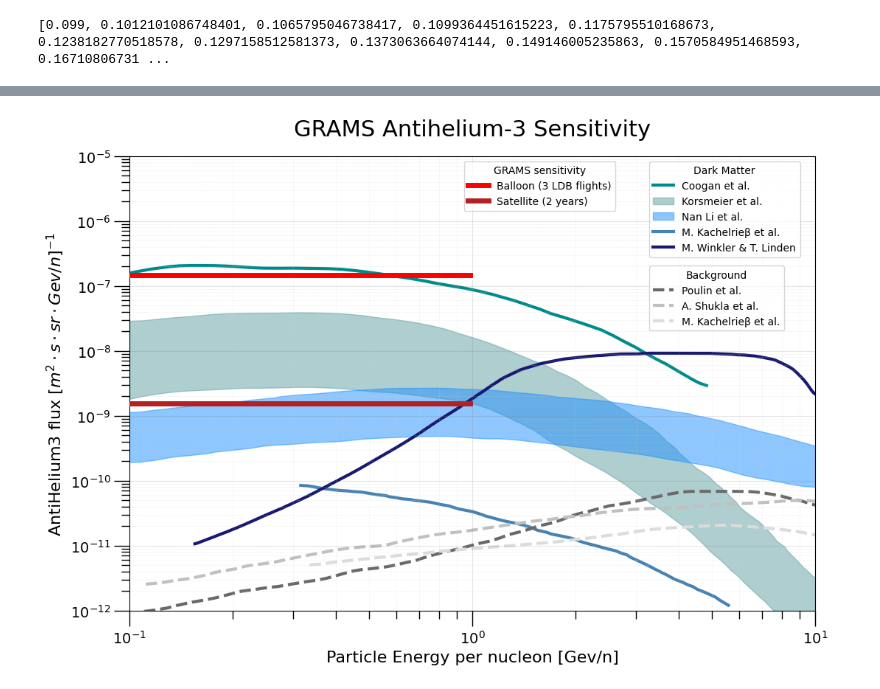
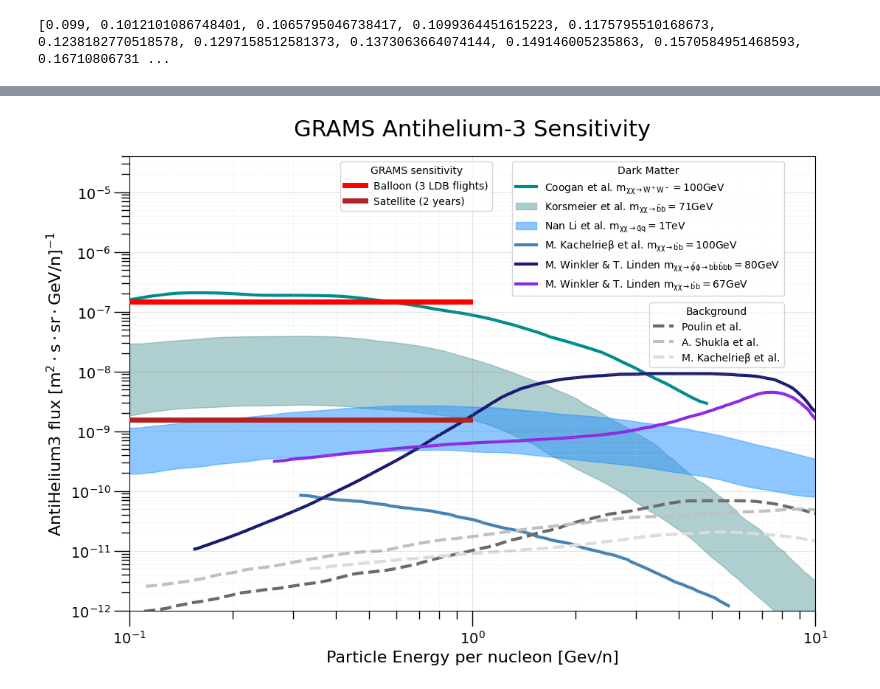
Before and after one commit to Eclipsedclaw/GRAMS, a Jupyter notebook: analysis/2023_Paper/flux_plot.ipynb, the cells around one changed output, grey strips where cells are left out. Cells and saved outputs as stored; diff of their text form; code cells hidden in the pictures.

```diff
--- a/analysis/2023_Paper/flux_plot.ipynb
+++ b/analysis/2023_Paper/flux_plot.ipynb
@@ -10,6 +10,14 @@ Date: Jan 1, 2025
 import math
 import scipy.special
 import pandas as pd
+
+df = pd.read_csv("/NAS/JC/paper/GRAMS_antihelium3_sensitivity/Linden.csv")
+DM_Linden = df.values.tolist()
+DM_Linden = sorted(DM_Linden, key=lambda x: x[0])
+DM_Linden_x = [row[0] for row in DM_Linden]
+DM_Linden_y_raw = [row[1] for row in DM_Linden]
+# Convert Linden's plot to same y axis
+DM_Linden_y = [y_raw / x for x, y_raw in zip(DM_Linden_x, DM_Linden_y_raw)]
 
 df = pd.read_csv("/NAS/JC/paper/GRAMS_antihelium3_sensitivity/Coogan.csv")
 DM_coogan = df.values.tolist()
@@ -103,7 +111,7 @@ def smooth_with_gaussian(x, y, sigma=1):
     y_smooth = gaussian_filter1d(y, sigma=sigma)
     return x, y_smooth
 
-
+DM_Linden_x, DM_Linden_y = smooth_with_gaussian(DM_Linden_x, DM_Linden_y)
 DM_coogan_x, DM_coogan_y = smooth_with_gaussian(DM_coogan_x, DM_coogan_y)
 DM_Korsmeier_upper_x, DM_Korsmeier_upper_y = smooth_with_gaussian(DM_Korsmeier_upper_x, DM_Korsmeier_upper_y)
 DM_Korsmeier_lower_x, DM_Korsmeier_lower_y = smooth_with_gaussian(DM_Korsmeier_lower_x, DM_Korsmeier_lower_y)
@@ -117,7 +125,9 @@ BKG_Poulin_x, BKG_Poulin_y = smooth_with_gaussian(BKG_Poulin_x, BKG_Poulin_y)
 BKG_A_Shukla_x, BKG_A_Shukla_y = smooth_with_gaussian(BKG_A_Shukla_x, BKG_A_Shukla_y)
 BKG_M_Kachelrie_background_x, BKG_M_Kachelrie_background_y = smooth_with_gaussian(BKG_M_Kachelrie_background_x, BKG_M_Kachelrie_background_y)
 # %%
+import matplotlib as mpl
 import matplotlib.pyplot as plt
+mpl.rcParams['mathtext.default'] = 'regular'
 import numpy as np
 
 GRAMS_antihelium3_x = np.linspace(0.1, 1, 100)
@@ -139,10 +149,10 @@ GRAMS2 = plt.fill_between(GRAMS_antihelium3_x, GRAMS_antihelium3_y, GRAMS_antihe
 
 # Dark Matter (DM)
 DM1, = plt.plot(DM_coogan_x, DM_coogan_y, label=f"Coogan et al.", linewidth=3, color="fuchsia", zorder=1)
-DM2 = plt.fill_between(DM_Korsmeier_upper_x, DM_Korsmeier_lower_y_interp, DM_Korsmeier_upper_y, color="mediumred", alpha=0.5, label="Korsmeier et al.", zorder=1)
+DM2 = plt.fill_between(DM_Korsmeier_upper_x, DM_Korsmeier_lower_y_interp, DM_Korsmeier_upper_y, color="mediumblue", alpha=0.5, label="Korsmeier et al.", zorder=1)
 DM3 = plt.fill_between(DM_Nan_Li_upper_x, DM_Nan_Li_lower_y_interp, DM_Nan_Li_upper_y, color="mediumpurple", alpha=0.5, label="Nan Li et al.", zorder=1)
 DM4, = plt.plot(DM_MKachelrieβ_x, DM_MKachelrieβ_y, label=f"M. Kachelrieβ et al.", linewidth=3, color="darkviolet", zorder=1)
-DM5, = plt.plot(DM_M_Winkler_x, DM_M_Winkler_y, label=f"M. Winkler & T. Linden", linewidth=3, color="midnightred", zorder=1)
+DM5, = plt.plot(DM_M_Winkler_x, DM_M_Winkler_y, label=f"M. Winkler & T. Linden", linewidth=3, color="midnightblue", zorder=1)
 
 # Background (BKG)
 BKG1, = plt.plot(BKG_Blum_x, BKG_Blum_y, linestyle='dashed', label=f"Blum et al.", linewidth=3, color="black", zorder=1)
@@ -192,6 +201,7 @@ ValueError: 'mediumred' is not a valid color value.
 import matplotlib.pyplot as plt
 import numpy as np
 from matplotlib.patches import Polygon
+# Enable full LaTeX rendering
 
 GRAMSsatellite_antihelium3_x = np.linspace(0.1, 1, 100)
 GRAMSsatellite_antihelium3_y = np.full_like(GRAMSsatellite_antihelium3_x, 1.55e-9)
@@ -283,12 +293,14 @@ plt.text(
     color="red"
 )
 '''
+
 # Dark Matter (DM)
-DM1, = plt.plot(DM_coogan_x, DM_coogan_y, label=f"Coogan et al.", linewidth=3, color="darkcyan", zorder=1)
-DM2 = plt.fill_between(DM_Korsmeier_upper_x, DM_Korsmeier_lower_y_interp, DM_Korsmeier_upper_y, color="cadetblue", alpha=0.5, label="Korsmeier et al.", zorder=1)
-DM3 = plt.fill_between(DM_Nan_Li_upper_x, DM_Nan_Li_lower_y_interp, DM_Nan_Li_upper_y, color="dodgerblue", alpha=0.5, label="Nan Li et al.", zorder=1)
-DM4, = plt.plot(DM_MKachelrieβ_x, DM_MKachelrieβ_y, label=f"M. Kachelrieβ et al.", linewidth=3, color="steelblue", zorder=1)
-DM5, = plt.plot(DM_M_Winkler_x, DM_M_Winkler_y, label=f"M. Winkler & T. Linden", linewidth=3, color="midnightblue", zorder=1)
+DM1, = plt.plot(DM_coogan_x, DM_coogan_y, label=r"Coogan et al. $m_{\chi\chi\rightarrow W^+W^-}=100GeV$", linewidth=3, color="darkcyan", zorder=1)
+DM2 = plt.fill_between(DM_Korsmeier_upper_x, DM_Korsmeier_lower_y_interp, DM_Korsmeier_upper_y, color="cadetblue", alpha=0.5, label=r"Korsmeier et al. $m_{\chi\chi\rightarrow \bar{b}b}=71GeV$", zorder=1)
+DM3 = plt.fill_between(DM_Nan_Li_upper_x, DM_Nan_Li_lower_y_interp, DM_Nan_Li_upper_y, color="dodgerblue", alpha=0.5, label=r"Nan Li et al. $m_{\chi\chi\rightarrow \bar{q}q}=1TeV$", zorder=1)
+DM4, = plt.plot(DM_MKachelrieβ_x, DM_MKachelrieβ_y, label=r"M. Kachelrieβ et al. $m_{\chi\chi\rightarrow \bar{b}b}=100GeV$", linewidth=3, color="steelblue", zorder=1)
+DM5, = plt.plot(DM_M_Winkler_x, DM_M_Winkler_y, label=r"M. Winkler & T. Linden $ m_{\chi\chi \rightarrow \bar{\phi}\phi \rightarrow \bar{bb}\bar{b}bb}=80GeV$", linewidth=3, color="midnightblue", zorder=1)
+DM6, = plt.plot(DM_Linden_x, DM_Linden_y, label=r"M. Winkler & T. Linden $ m_{\chi\chi \rightarrow \bar{b}b}=67GeV$", linewidth=3, color="blueviolet", zorder=1)
 
 # Background (BKG)
 #BKG1, = plt.plot(BKG_Blum_x, BKG_Blum_y, linestyle='dashed', label=f"Blum et al.", linewidth=3, color="black", zorder=1)
@@ -298,37 +310,36 @@ BKG4, = plt.plot(BKG_M_Kachelrie_background_x, BKG_M_Kachelrie_background_y, lin
 
 # Labels, title, and legend
 plt.xscale('log')
 plt.yscale('log')
 plt.xlabel(r"Particle Energy per nucleon [Gev/n]", fontsize=16)  # Increase font size for x-axis label
-plt.ylabel(r'AntiHelium3 flux $[m^{2}\cdot s \cdot sr \cdot Gev/n]^{-1}$', fontsize=16)  # Increase font size for y-axis label
+plt.ylabel(r'AntiHelium3 flux $[m^{2}\cdot s \cdot sr \cdot GeV/n]^{-1}$', fontsize=16)  # Increase font size for y-axis label
 plt.xlim(0.1, 10)  # Adjust the limits to match your data
-plt.ylim(1e-12, 1e-5)
+plt.ylim(1e-12, 4e-5)
 
 plt.title("GRAMS Antihelium-3 Sensitivity", fontsize=22, pad=20)  # Increase font size for the title
 
 # Adjust tick font size
 plt.tick_params(axis='both', labelsize=14)  # Increase font size for axis ticks
 # Adjust tick parameters
 plt.gca().tick_params(axis='both', which='major', length=15, width=1)  # Major ticks
 plt.gca().tick_params(axis='both', which='minor', length=8, width=1)  # Minor ticks
 
 # Create separate legends for datasets and ranges using bbox_to_anchor to place them separately
-first_legend = plt.legend(handles=[GRAMS0, GRAMS3], loc='upper left', title="GRAMS sensitivity", bbox_to_anchor=(0.48, 1), fontsize=10)
-second_legend = plt.legend(handles=[DM1, DM2, DM3, DM4, DM5], loc='upper left', title="Dark Matter", bbox_to_anchor=(0.75, 1), fontsize=10)
-third_legend = plt.legend(handles=[BKG2, BKG3, BKG4], loc='upper left', title="Background", bbox_to_anchor=(0.75, 0.77), fontsize=10)
+first_legend = plt.legend(handles=[GRAMS0, GRAMS3], loc='upper left', title="GRAMS sensitivity", bbox_to_anchor=(0.3, 1), fontsize=10)
+second_legend = plt.legend(handles=[DM1, DM2, DM3, DM4, DM5, DM6], loc='upper left', title="Dark Matter", bbox_to_anchor=(0.55, 1), fontsize=10)
+third_legend = plt.legend(handles=[BKG2, BKG3, BKG4], loc='upper left', title="Background", bbox_to_anchor=(0.75, 0.69), fontsize=10)
 
 # Add the legends to the plot
 plt.gca().add_artist(first_legend)
 plt.gca().add_artist(second_legend)
 
-# Enable minor ticks
 plt.minorticks_on()
 
 # Add finer gridlines
 plt.grid(which="major", linestyle='-', linewidth=0.8, color='gray', alpha = 0.2)  # Major gridlines
 plt.grid(which="minor", linestyle='--', linewidth=0.5, color='lightgray', alpha = 0.3)  # Minor gridlines
 
 # Show the plot
 plt.show()
 # %% [output]
-[figure, old version]
+[figure, new version]
```
Also changed, not shown: parts of 2 cells of this notebook, 4 other files.
